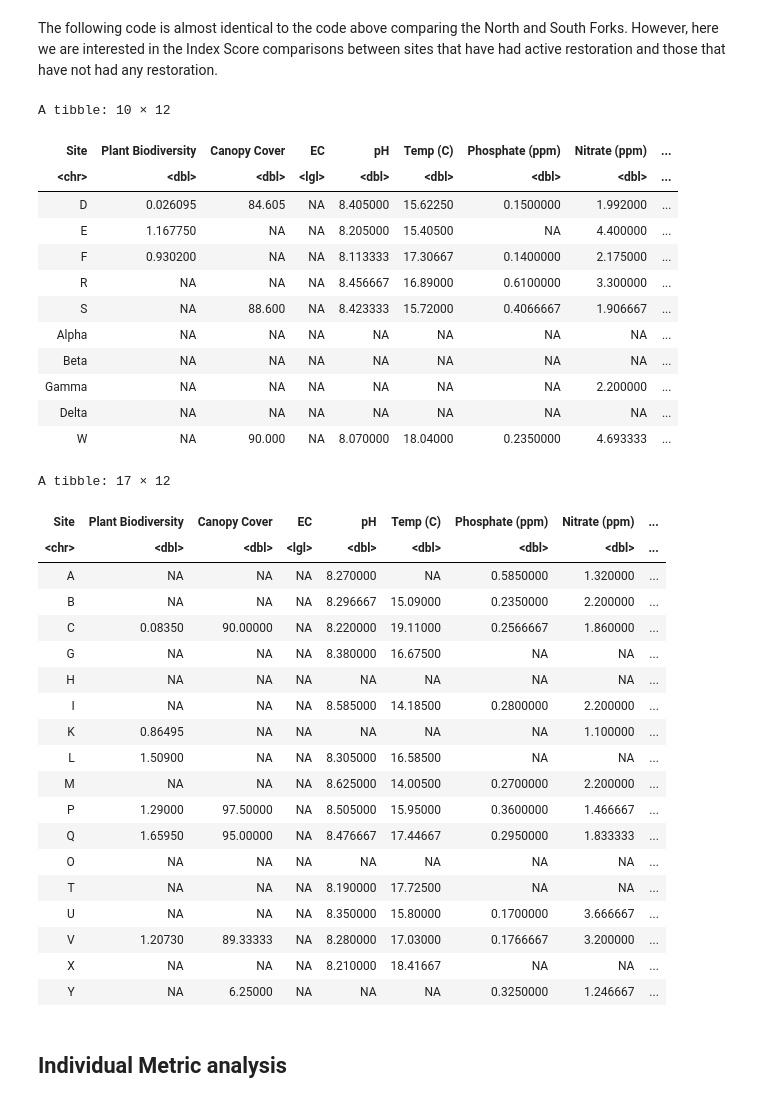
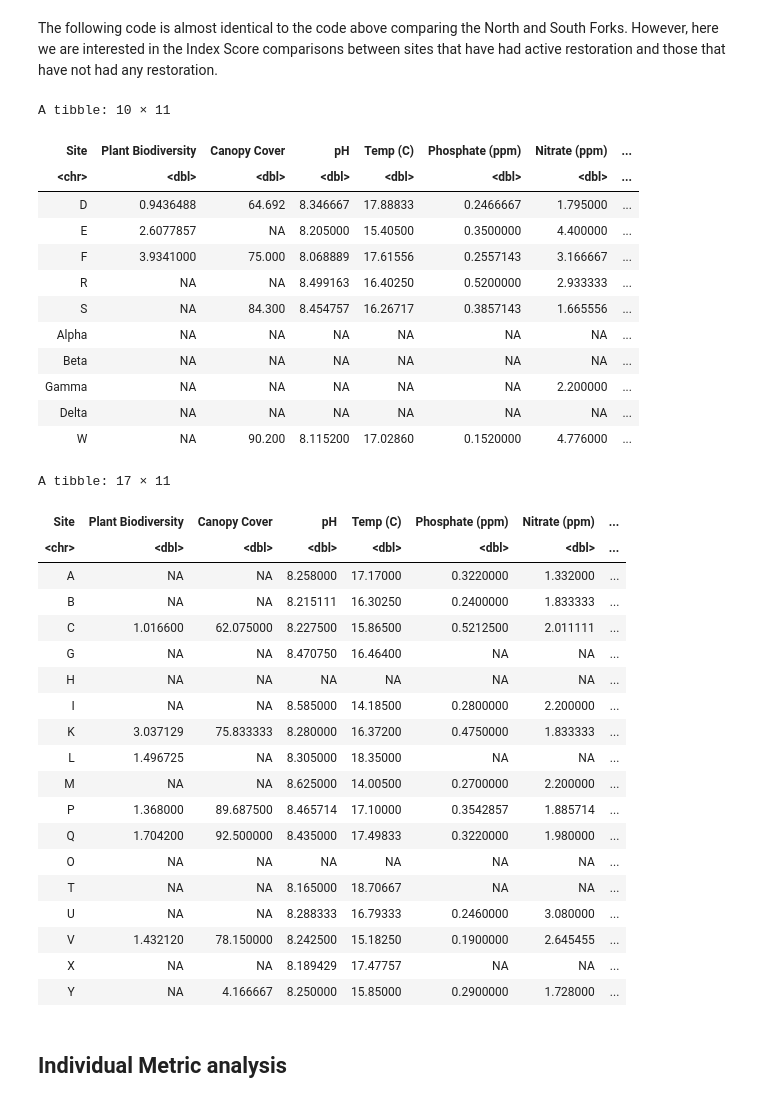
Before and after one commit to ds-modules/Bio-1B, a Jupyter notebook: Strawberry Creek/updated_straw_creek_lab_SP26.ipynb, the cells around one changed output. Drawn from its saved outputs; the diff is of its cells as text; code cells hidden in the pictures.

```diff
--- a/Strawberry Creek/updated_straw_creek_lab_SP26.ipynb
+++ b/Strawberry Creek/updated_straw_creek_lab_SP26.ipynb
@@ -90,7 +90,7 @@ Today, we'll be using a set of data that were previously collected from Strawber
 
 gs4_deauth() # This will work for a google sheets where anyone with a link can view.
 
-sheet_url = "https://docs.google.com/spreadsheets/d/1dZBiolnA1iejZxydj9QlmLVjGWuT_yLxrg76lx0mRUA/edit?usp=sharing"
+sheet_url = "https://docs.google.com/spreadsheets/d/1XdzSdl-dpNgzKnnvmjOpURPMOeRwMsMsFxoHCwZR0xo/edit?usp=sharing"
 
 
 # Read the worksheet
@@ -306,67 +304,66 @@ The following code is almost identical to the code above comparing the North and
 # %%
 # Look at all metrics and subdivide by restored and not restored sites
 vars = c(
   "Plant Biodiversity",
   "Canopy Cover",
-  "EC",
   "pH",
   "Temp (C)",
   "Phosphate (ppm)",
   "Nitrate (ppm)",
   "Dissolved Oxygen (1mg/L)",
   "Coliform Bacteria CFUs/100mL",
   "E.coli bacteria (CFUs/100mL)"
 )
 
 # Find all column names that contain those metrics
 varscols = intersect(vars, names(straw_creek_data))
 
 
 # Subset for restored and not restored sites
 restored = straw_creek_data[straw_creek_data$Restoration == "Yes", c("Site", varscols)]
 restored$Restoration_Label = "Yes"
 
 not_restored = straw_creek_data[straw_creek_data$Restoration == "No", c("Site", varscols)]
 not_restored$Restoration_Label = "No"
 
 
 # View results for restored and not restored sites seperately
 restored
 not_restored
 # %% [output]
-A tibble: 10 × 12
+A tibble: 10 × 11
-| Site | Plant Biodiversity | Canopy Cover | EC | pH | Temp (C) | Phosphate (ppm) | Nitrate (ppm) | ... |
-| <chr> | <dbl> | <dbl> | <lgl> | <dbl> | <dbl> | <dbl> | <dbl> | ... |
-| D | 0.026095 | 84.605 | NA | 8.405000 | 15.62250 | 0.1500000 | 1.992000 | ... |
-| E | 1.167750 | NA | NA | 8.205000 | 15.40500 | NA | 4.400000 | ... |
-| F | 0.930200 | NA | NA | 8.113333 | 17.30667 | 0.1400000 | 2.175000 | ... |
-| R | NA | NA | NA | 8.456667 | 16.89000 | 0.6100000 | 3.300000 | ... |
-| S | NA | 88.600 | NA | 8.423333 | 15.72000 | 0.4066667 | 1.906667 | ... |
-| Alpha | NA | NA | NA | NA | NA | NA | NA | ... |
-| Beta | NA | NA | NA | NA | NA | NA | NA | ... |
-| Gamma | NA | NA | NA | NA | NA | NA | 2.200000 | ... |
-| Delta | NA | NA | NA | NA | NA | NA | NA | ... |
-| W | NA | 90.000 | NA | 8.070000 | 18.04000 | 0.2350000 | 4.693333 | ... |
+| Site | Plant Biodiversity | Canopy Cover | pH | Temp (C) | Phosphate (ppm) | Nitrate (ppm) | ... |
+| <chr> | <dbl> | <dbl> | <dbl> | <dbl> | <dbl> | <dbl> | ... |
+| D | 0.9436488 | 64.692 | 8.346667 | 17.88833 | 0.2466667 | 1.795000 | ... |
+| E | 2.6077857 | NA | 8.205000 | 15.40500 | 0.3500000 | 4.400000 | ... |
+| F | 3.9341000 | 75.000 | 8.068889 | 17.61556 | 0.2557143 | 3.166667 | ... |
+| R | NA | NA | 8.499163 | 16.40250 | 0.5200000 | 2.933333 | ... |
+| S | NA | 84.300 | 8.454757 | 16.26717 | 0.3857143 | 1.665556 | ... |
+| Alpha | NA | NA | NA | NA | NA | NA | ... |
+| Beta | NA | NA | NA | NA | NA | NA | ... |
+| Gamma | NA | NA | NA | NA | NA | 2.200000 | ... |
+| Delta | NA | NA | NA | NA | NA | NA | ... |
+| W | NA | 90.200 | 8.115200 | 17.02860 | 0.1520000 | 4.776000 | ... |
-A tibble: 17 × 12
+A tibble: 17 × 11
-| Site | Plant Biodiversity | Canopy Cover | EC | pH | Temp (C) | Phosphate (ppm) | Nitrate (ppm) | ... |
-| <chr> | <dbl> | <dbl> | <lgl> | <dbl> | <dbl> | <dbl> | <dbl> | ... |
-| A | NA | NA | NA | 8.270000 | NA | 0.5850000 | 1.320000 | ... |
-| B | NA | NA | NA | 8.296667 | 15.09000 | 0.2350000 | 2.200000 | ... |
-| C | 0.08350 | 90.00000 | NA | 8.220000 | 19.11000 | 0.2566667 | 1.860000 | ... |
-| G | NA | NA | NA | 8.380000 | 16.67500 | NA | NA | ... |
-| H | NA | NA | NA | NA | NA | NA | NA | ... |
-| I | NA | NA | NA | 8.585000 | 14.18500 | 0.2800000 | 2.200000 | ... |
-| K | 0.86495 | NA | NA | NA | NA | NA | 1.100000 | ... |
-| L | 1.50900 | NA | NA | 8.305000 | 16.58500 | NA | NA | ... |
-| M | NA | NA | NA | 8.625000 | 14.00500 | 0.2700000 | 2.200000 | ... |
-| P | 1.29000 | 97.50000 | NA | 8.505000 | 15.95000 | 0.3600000 | 1.466667 | ... |
-| Q | 1.65950 | 95.00000 | NA | 8.476667 | 17.44667 | 0.2950000 | 1.833333 | ... |
-| O | NA | NA | NA | NA | NA | NA | NA | ... |
-| T | NA | NA | NA | 8.190000 | 17.72500 | NA | NA | ... |
-| U | NA | NA | NA | 8.350000 | 15.80000 | 0.1700000 | 3.666667 | ... |
-| V | 1.20730 | 89.33333 | NA | 8.280000 | 17.03000 | 0.1766667 | 3.200000 | ... |
-| X | NA | NA | NA | 8.210000 | 18.41667 | NA | NA | ... |
-| Y | NA | 6.25000 | NA | NA | NA | 0.3250000 | 1.246667 | ... |
+| Site | Plant Biodiversity | Canopy Cover | pH | Temp (C) | Phosphate (ppm) | Nitrate (ppm) | ... |
+| <chr> | <dbl> | <dbl> | <dbl> | <dbl> | <dbl> | <dbl> | ... |
+| A | NA | NA | 8.258000 | 17.17000 | 0.3220000 | 1.332000 | ... |
+| B | NA | NA | 8.215111 | 16.30250 | 0.2400000 | 1.833333 | ... |
+| C | 1.016600 | 62.075000 | 8.227500 | 15.86500 | 0.5212500 | 2.011111 | ... |
+| G | NA | NA | 8.470750 | 16.46400 | NA | NA | ... |
+| H | NA | NA | NA | NA | NA | NA | ... |
+| I | NA | NA | 8.585000 | 14.18500 | 0.2800000 | 2.200000 | ... |
+| K | 3.037129 | 75.833333 | 8.280000 | 16.37200 | 0.4750000 | 1.833333 | ... |
+| L | 1.496725 | NA | 8.305000 | 18.35000 | NA | NA | ... |
+| M | NA | NA | 8.625000 | 14.00500 | 0.2700000 | 2.200000 | ... |
+| P | 1.368000 | 89.687500 | 8.465714 | 17.10000 | 0.3542857 | 1.885714 | ... |
+| Q | 1.704200 | 92.500000 | 8.435000 | 17.49833 | 0.3220000 | 1.980000 | ... |
+| O | NA | NA | NA | NA | NA | NA | ... |
+| T | NA | NA | 8.165000 | 18.70667 | NA | NA | ... |
+| U | NA | NA | 8.288333 | 16.79333 | 0.2460000 | 3.080000 | ... |
+| V | 1.432120 | 78.150000 | 8.242500 | 15.18250 | 0.1900000 | 2.645455 | ... |
+| X | NA | NA | 8.189429 | 17.47757 | NA | NA | ... |
+| Y | NA | 4.166667 | 8.250000 | 15.85000 | 0.2900000 | 1.728000 | ... |
 # %% [markdown]
 ## Individual Metric analysis
 # %% [markdown]
```
Also changed, not shown: parts of 14 cells of this notebook.
